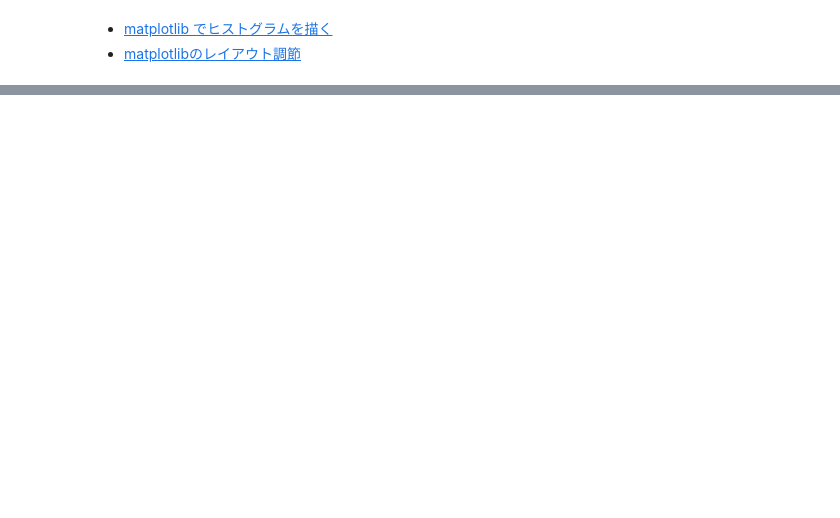
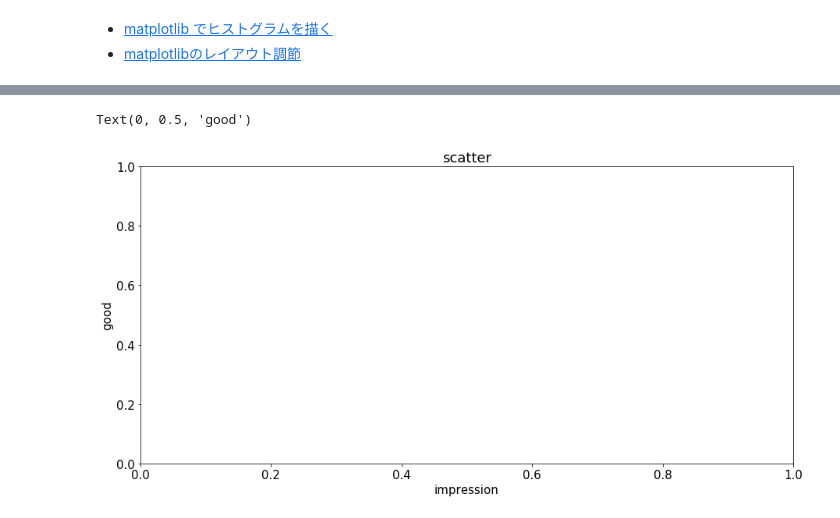
Before and after one commit to hikarut/Data-Science, a Jupyter notebook: notebooks/twitter/analytics.ipynb, the cells around one changed output, grey strips where cells are left out. Saved outputs shown, nothing was run; the diff lists cells and outputs as text; code cells hidden in the pictures; blank space fills up the shorter version.

```diff
--- a/notebooks/twitter/analytics.ipynb
+++ b/notebooks/twitter/analytics.ipynb
@@ -69,0 +127,12 @@ Text(0, 0.5, 'tweet count')
+# %%
+import matplotlib.pyplot as plt
+
+plt.rcParams["figure.figsize"] = [15,7] # 図の縦横のサイズ([横(inch),縦(inch)])
+plt.rcParams["font.size"] = 15 # フォントサイズ デフォルト12
+plt.title("scatter")
+plt.xlabel("impression")
+plt.ylabel("good")
+# plt.scatter(impression, good, s=20, alpha=0.5)
+# %% [output]
+Text(0, 0.5, 'good')
+[figure, added]
```
Also changed, not shown: parts of 11 cells of this notebook.
